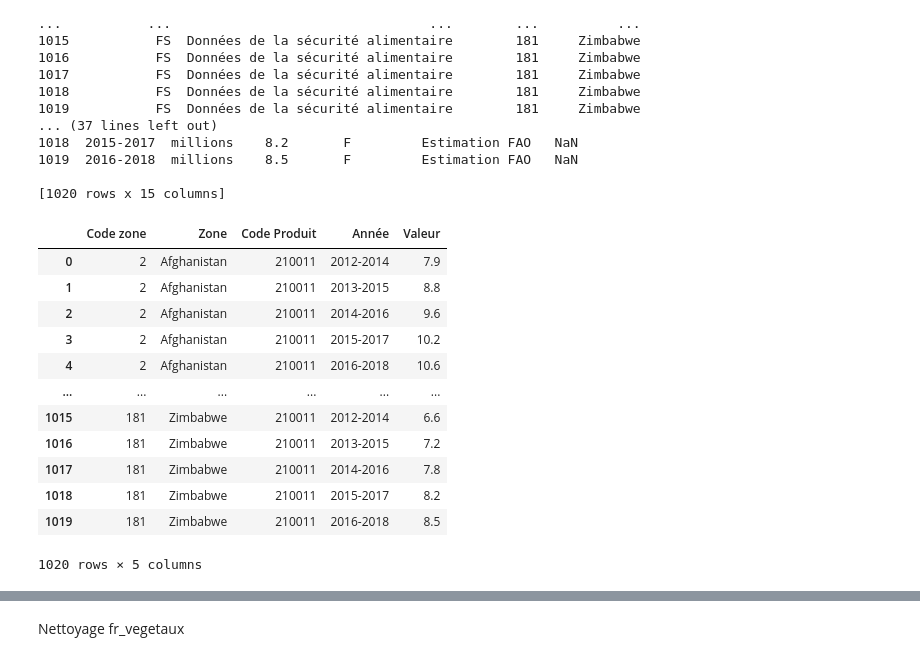
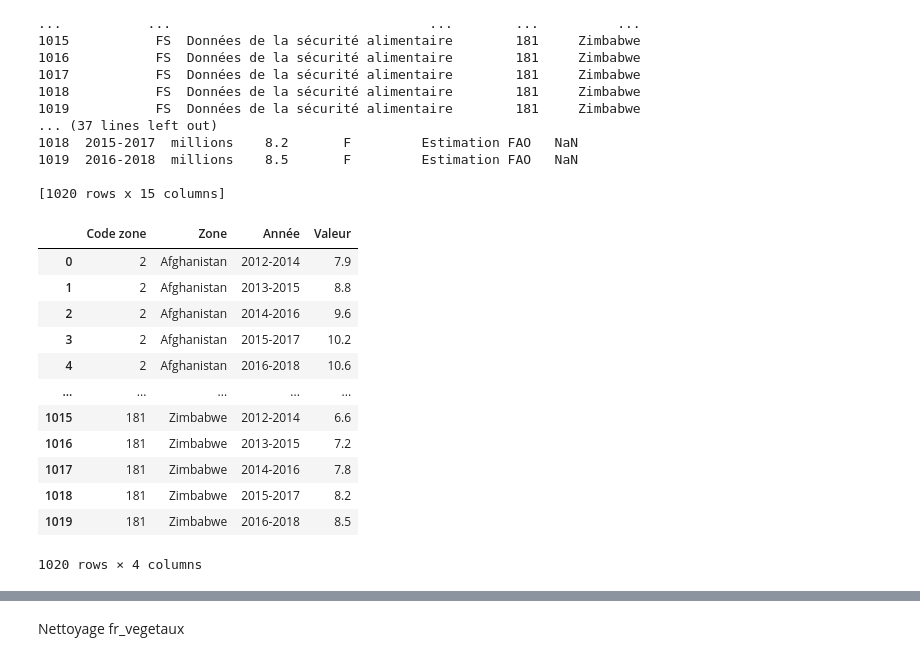
Before and after one commit to SIMPLON-DIST-Data-Analyst-211541/Hanna_Bief_FAO, a Jupyter notebook: FAO/Nettoyage.ipynb, the cells around one changed output, grey strips where cells are left out. Saved outputs shown, nothing was run; the diff lists cells and outputs as text; code cells hidden in the pictures.

Commit message:
nettoyage et choisir le problèem, est-ce que les pays produit plus de cereale sont en soualimentation ?

```diff
--- a/FAO/Nettoyage.ipynb
+++ b/FAO/Nettoyage.ipynb
@@ -532,22 +612,22 @@ print(df_sous)
 
 [1020 rows x 15 columns]
 # %%
-df_sous = df_sous.drop(columns=['Code Domaine','Domaine','Symbole', 'Description du Symbole','Code année','Code Élément','Produit','Unité','Élément','Note'])
+df_sous = df_sous.drop(columns=['Code Domaine','Code Produit','Domaine','Symbole', 'Description du Symbole','Code année','Code Élément','Produit','Unité','Élément','Note'])
 df_sous
 # %% [output]
-|  | Code zone | Zone | Code Produit | Année | Valeur |
-| 0 | 2 | Afghanistan | 210011 | 2012-2014 | 7.9 |
-| 1 | 2 | Afghanistan | 210011 | 2013-2015 | 8.8 |
-| 2 | 2 | Afghanistan | 210011 | 2014-2016 | 9.6 |
-| 3 | 2 | Afghanistan | 210011 | 2015-2017 | 10.2 |
-| 4 | 2 | Afghanistan | 210011 | 2016-2018 | 10.6 |
-| ... | ... | ... | ... | ... | ... |
-| 1015 | 181 | Zimbabwe | 210011 | 2012-2014 | 6.6 |
-| 1016 | 181 | Zimbabwe | 210011 | 2013-2015 | 7.2 |
-| 1017 | 181 | Zimbabwe | 210011 | 2014-2016 | 7.8 |
-| 1018 | 181 | Zimbabwe | 210011 | 2015-2017 | 8.2 |
-| 1019 | 181 | Zimbabwe | 210011 | 2016-2018 | 8.5 |
+|  | Code zone | Zone | Année | Valeur |
+| 0 | 2 | Afghanistan | 2012-2014 | 7.9 |
+| 1 | 2 | Afghanistan | 2013-2015 | 8.8 |
+| 2 | 2 | Afghanistan | 2014-2016 | 9.6 |
+| 3 | 2 | Afghanistan | 2015-2017 | 10.2 |
+| 4 | 2 | Afghanistan | 2016-2018 | 10.6 |
+| ... | ... | ... | ... | ... |
+| 1015 | 181 | Zimbabwe | 2012-2014 | 6.6 |
+| 1016 | 181 | Zimbabwe | 2013-2015 | 7.2 |
+| 1017 | 181 | Zimbabwe | 2014-2016 | 7.8 |
+| 1018 | 181 | Zimbabwe | 2015-2017 | 8.2 |
+| 1019 | 181 | Zimbabwe | 2016-2018 | 8.5 |
-1020 rows × 5 columns
+1020 rows × 4 columns
 # %%
 #df_sous = df_sous.rename(columns={'Valeur': 'Valeur/popu/million'})
 # %%
```
Also changed, not shown: parts of 16 cells of this notebook.
